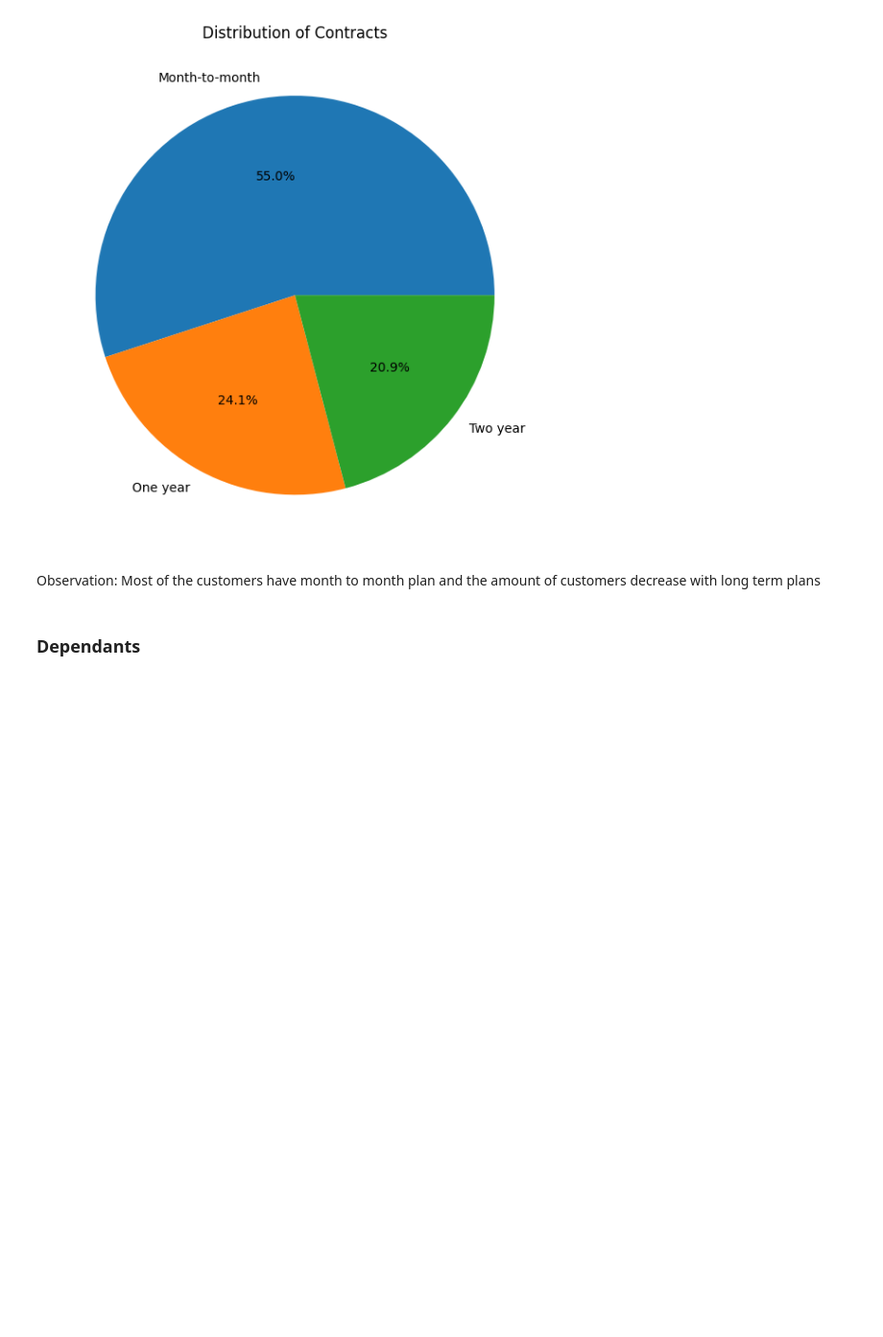
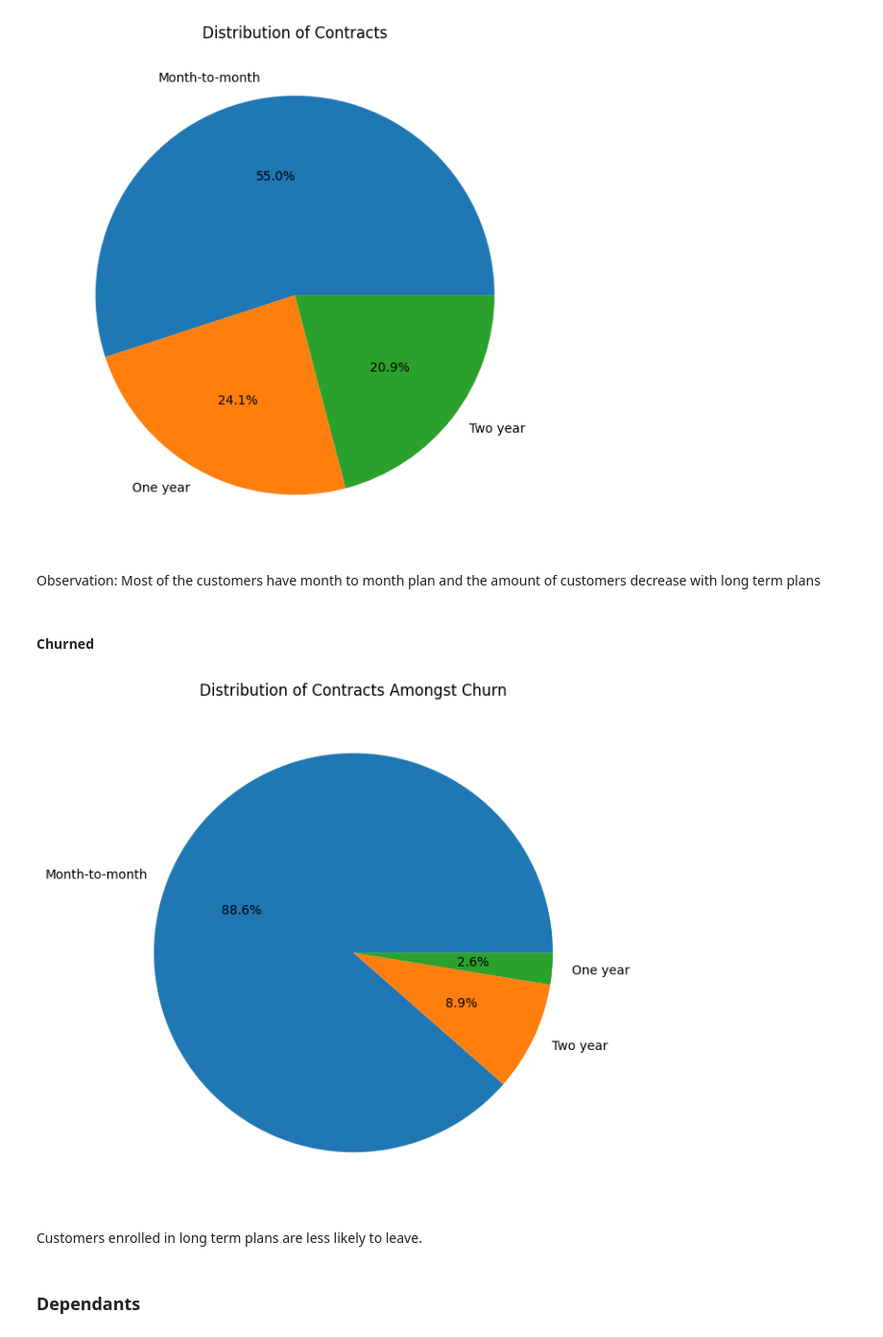
Before and after one commit to AabharanGupta/CustomerChurnAnalysis, a Jupyter notebook: Project.ipynb, the cells around one changed output. Shown: that part at 96% size. Saved outputs shown, nothing was run; the diff lists cells and outputs as text; code cells hidden in the pictures; blank space fills up the shorter version.

```diff
--- a/Project.ipynb
+++ b/Project.ipynb
@@ -164,6 +233,18 @@ plt.show()
 [figure]
 # %% [markdown]
 Observation: Most of the customers have month to month plan and the amount of customers decrease with long term plans
+# %% [markdown]
+#### Churned
+# %%
+plt.figure(figsize=(12,6))
+plt.pie(churned['Contract'].value_counts(),labels=churned['Contract'].unique(),autopct='%1.1f%%')
+plt.title("Distribution of Contracts Amongst Churn")
+plt.tight_layout()
+plt.show()
+# %% [output]
+[figure, added]
+# %% [markdown]
+Customers enrolled in long term plans are less likely to leave.
 # %% [markdown]
 ### Dependants
 # %%
```
Also changed, not shown: parts of 10 cells of this notebook.
